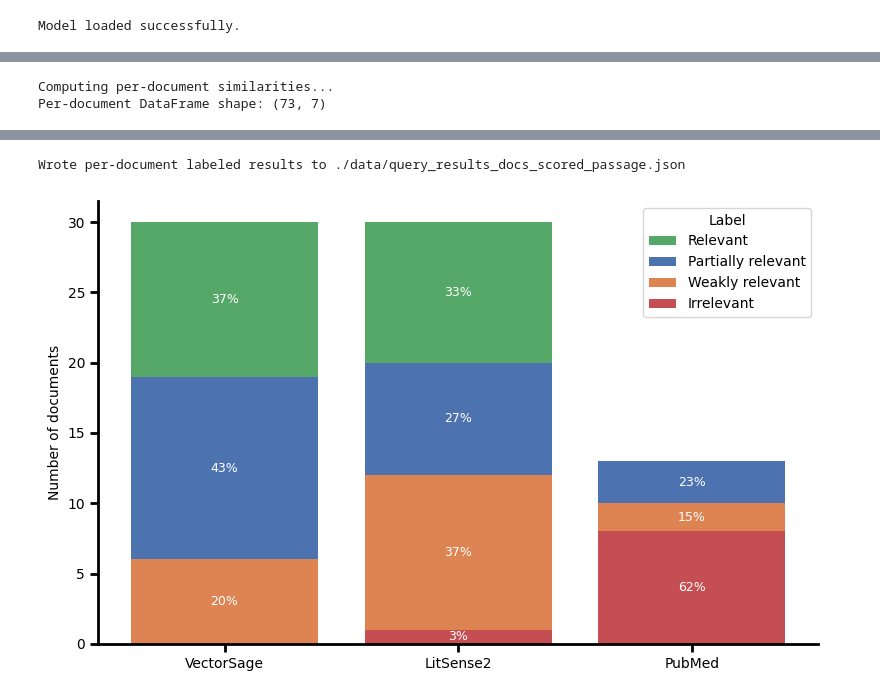
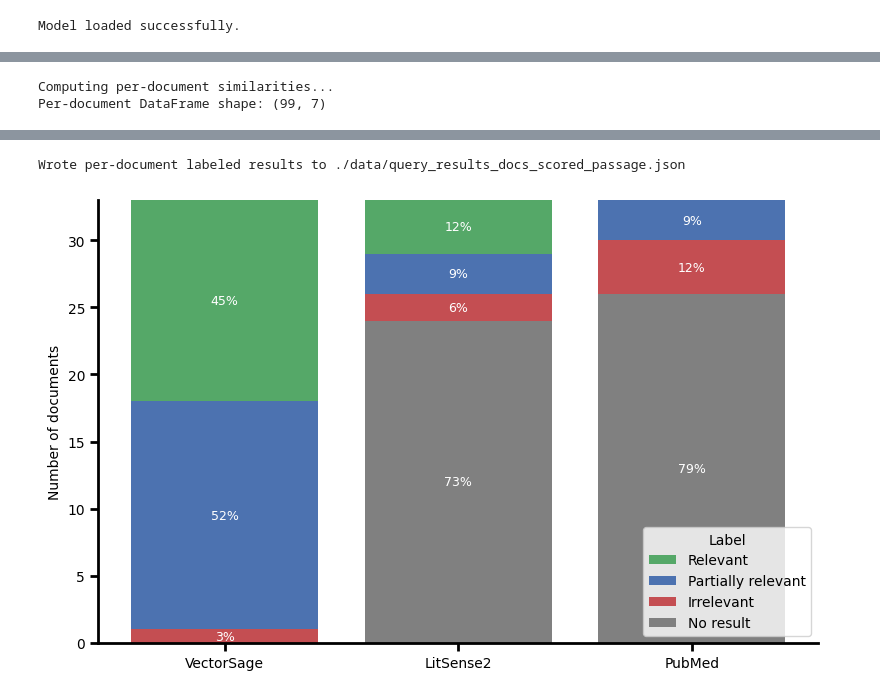
Before and after one commit to Mehdilotfi7/VectorSage_comparison, a Jupyter notebook: vectorsage_cosine_comparison_passage.ipynb, the cells around one changed output, grey strips where cells are left out. Cells and saved outputs as stored; diff of their text form; code cells hidden in the pictures.

```diff
--- a/vectorsage_cosine_comparison_passage.ipynb
+++ b/vectorsage_cosine_comparison_passage.ipynb
@@ -78,7 +78,7 @@ def encode_texts(texts):
     return normalized_embeddings.numpy()
 # %%
 # Cell 2: JSON Loading
-file_path = "./data/passages_search_results.json"
+file_path = "./data/passages_search_results_Final.json"
 
 try:
     with open(file_path, "r", encoding="utf-8") as f:
@@ -374,13 +373,16 @@ for query_index, entry in enumerate(results):
             # Represent a "no result" as a single empty doc so it appears explicitly
             docs_raw = [""]
 
-        # Use empty string as-is for embedding so similarity stays low
-        docs_for_embed = [doc if isinstance(doc, str) else "" for doc in docs_raw]
+        # Separate empty and non-empty documents
+        for doc_idx, doc_text in enumerate(docs_raw):
+            if isinstance(doc_text, str) and doc_text.strip():
+                # Non-empty document: embed and compute similarity
+                doc_emb = encode_texts([doc_text])
+                sim = float(cosine_similarity(q_emb, doc_emb)[0][0])
+            else:
+                # Empty document: assign 0.0 as marker for "no result"
+                sim = 0.0
 
-        doc_embs = encode_texts(docs_for_embed)  # shape: (k, d)
-        sims = cosine_similarity(q_emb, doc_embs)[0]  # shape: (k,)
-
-        for doc_idx, (doc_text, sim) in enumerate(zip(docs_raw, sims)):
             rows_docs.append({
                 "query_index": query_index,
                 "query": query,
@@ -388,7 +390,7 @@ for query_index, entry in enumerate(results):
                 "system": sys,
                 "doc_index": doc_idx,
                 "title": doc_text,
-                "cosine": float(sim),
+                "cosine": sim,
             })
 
 df_docs = pd.DataFrame(rows_docs)
@@ -398,12 +400,12 @@ display(df_docs.head())
 # Per-document labeling and JSON export + visualization
 
 def success_label_doc(score: float) -> str:
-    if score >= 0.70:
+    if score == 0.0:  # This condition is never true; 0.0 will be caught by the next condition
+        return "No result"
+    elif score >= 0.65:
         return "Relevant"
-    elif score >= 0.50:
+    elif score >= 0.40:
         return "Partially relevant"
-    elif score >= 0.25:
-        return "Weakly relevant"
     else:
         return "Irrelevant"
 
@@ -457,8 +459,8 @@ label_counts_docs = (
 total_per_system_docs = label_counts_docs.groupby("system")["count"].sum()
 
 label_order = [
+    "No result",
     "Irrelevant",
-    "Weakly relevant",
     "Partially relevant",
     "Relevant"
 ]
@@ -468,8 +470,8 @@ deep_palette = sns.color_palette("deep")
 label_colors = {
     "Relevant": deep_palette[2],
     "Partially relevant": deep_palette[0],
-    "Weakly relevant": deep_palette[1],
-    "Irrelevant": deep_palette[3]
+    "Irrelevant": deep_palette[3],
+    "No result": "#808080"
 }
 
 # systems_docs = sorted(df_docs_labeled["system"].unique())
@@ -513,7 +515,6 @@ ax.spines['top'].set_visible(False)
 ax.spines['right'].set_visible(False)
 ax.spines['left'].set_linewidth(2)
 ax.spines['bottom'].set_linewidth(2)
-#ax.tick_params(axis='both', which='major', width=2, length=6)
 
 # Increase tick line thickness
 ax.tick_params(axis='both', which='major', width=2, length=6)
@@ -525,5 +526,5 @@ plt.savefig('./Figures/per_document_relevance_label_distribution_passage.svg', d
 plt.show()
 # %% [output]
 Computing per-document similarities...
-Per-document DataFrame shape: (73, 7)
+Per-document DataFrame shape: (99, 7)
 |  | query_index | query | category | system | doc_index | title | cosine |
@@ -541,5 +542,5 @@ Per-document DataFrame shape: (73, 7)
 Wrote per-document labeled results to ./data/query_results_docs_scored_passage.json
-[figure, old version]
+[figure, new version]
 # %%
 # Combined visualization: first figure on top, two others below side-by-side
 import matplotlib.pyplot as plt
```
Also changed, not shown: parts of 8 cells of this notebook, 24 other files.
